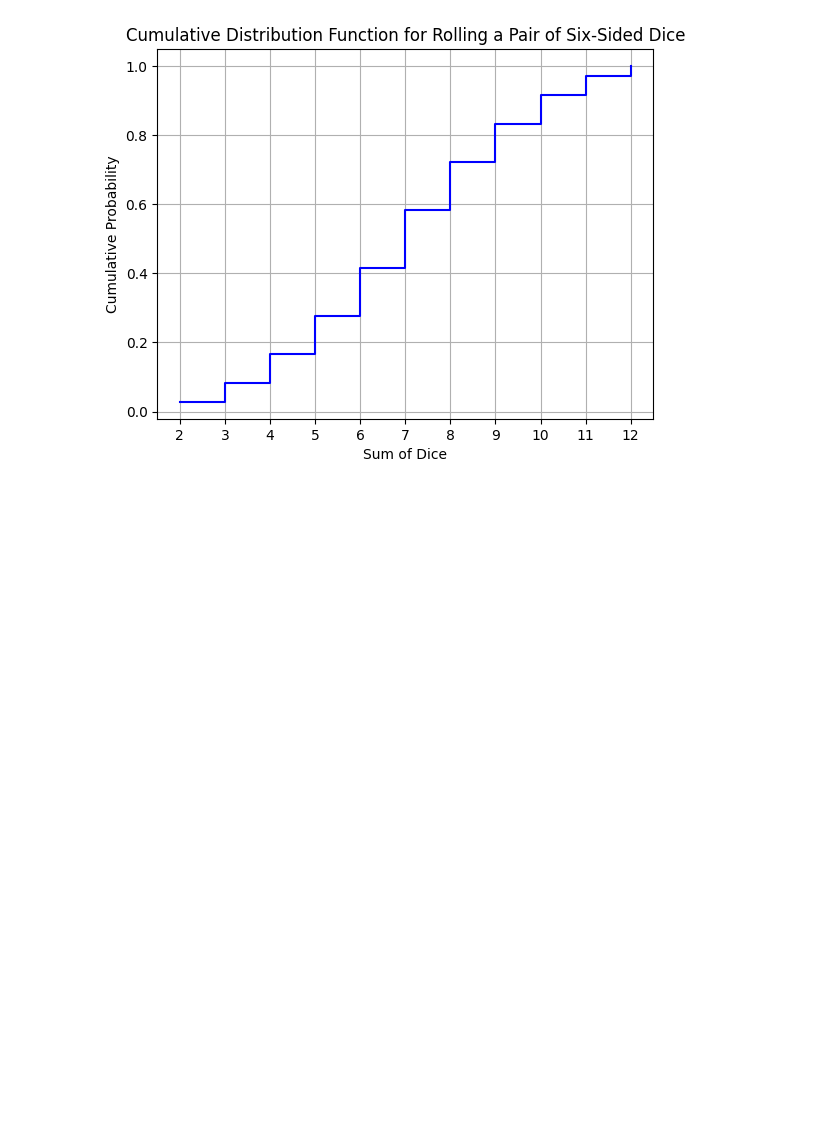
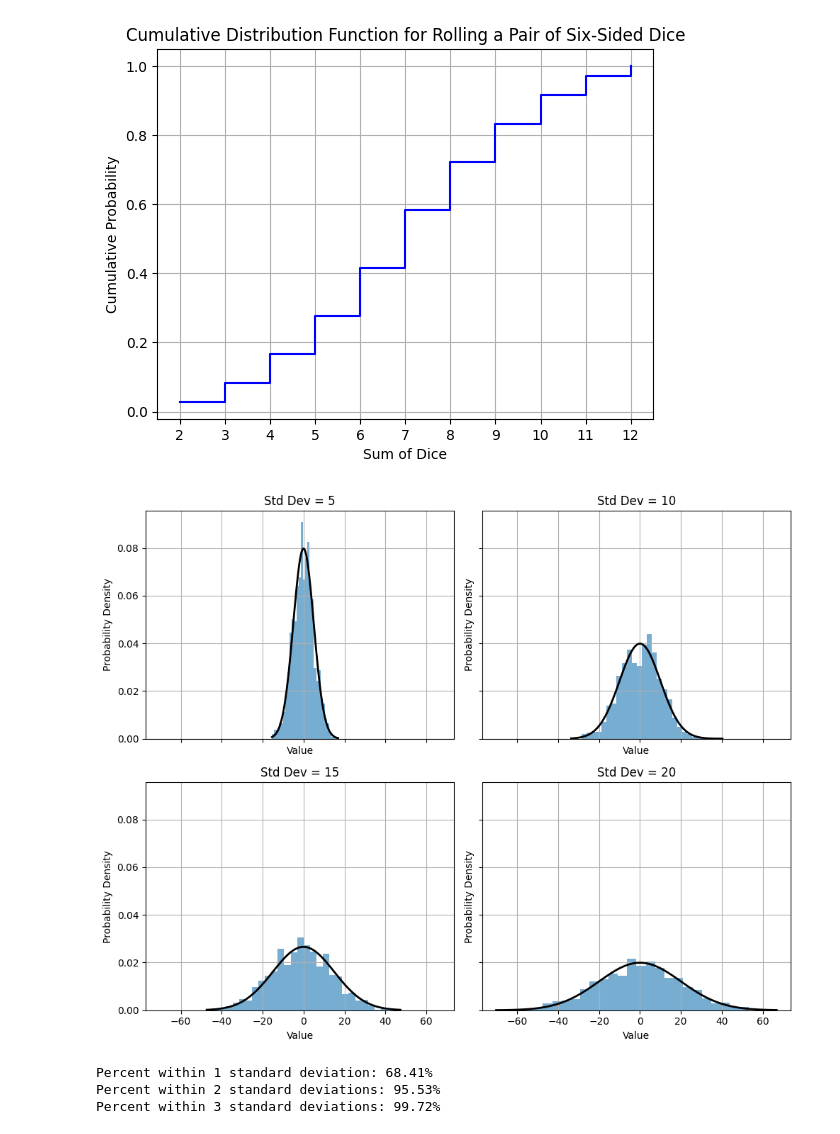
Before and after one commit to oliveiraphm/sepn, a Jupyter notebook: probabilities.ipynb, the cells around one changed output. Drawn from its saved outputs; the diff is of its cells as text; code cells hidden in the pictures; blank space fills up the shorter version.

```diff
--- a/probabilities.ipynb
+++ b/probabilities.ipynb
@@ -163,4 +163,45 @@ plt.show()
 # %% [output]
 [figure]
 # %%
-#line 170
+means = [0, 0, 0, 0]
+std_devs = [5, 10, 15, 20]
+num_samples = 1000
+
+fig, axs = plt.subplots(2, 2, figsize=(10,8), sharex = True, sharey = True)
+for i in range(len(means)):
+   samples = np.random.normal(means[i], std_devs[i], num_samples)
+   counts, bins = np.histogram(samples, bins=30, density=True)
+   bin_centers = (bins[:-1] + bins[1:]) / 2
+
+   row = i // 2
+   col = i % 2
+   axs[row, col].bar(bin_centers, counts, width = bins[1] - bins[0], alpha = 0.6)
+   x = np.linspace(min(samples), max(samples), 100)
+   pdf = (1 / (std_devs[i] * np.sqrt(2 * np.pi))) * np.exp(-0.5 * ((x - means[i]) / std_devs[i]) ** 2)
+   axs[row, col].plot(x, pdf, 'k', linewidth=2)
+
+   axs[row, col].set_title(f'Std Dev = {std_devs[i]}')
+   axs[row, col].set_xlabel('Value')
+   axs[row, col].set_ylabel('Probability Density')
+   axs[row, col].grid()
+
+plt.tight_layout()
+plt.show()
+# %% [output]
+[figure, added]
+# %%
+mean = 0
+std_dev = 1
+samples = np.random.normal(mean, std_dev, 10000)
+
+within_1_std = np.sum(np.abs(samples - mean) < std_dev)
+within_2_std = np.sum(np.abs(samples - mean) < 2 * std_dev)
+within_3_std = np.sum(np.abs(samples - mean) < 3 * std_dev)
+
+print(f'Percent within 1 standard deviation: {within_1_std / 100}%')
+print(f'Percent within 2 standard deviations: {within_2_std / 100}%')
+print(f'Percent within 3 standard deviations: {within_3_std / 100}%')
+# %% [output]
+Percent within 1 standard deviation: 68.41%
+Percent within 2 standard deviations: 95.53%
+Percent within 3 standard deviations: 99.72%
```
Also changed, not shown: parts of 18 cells of this notebook.
